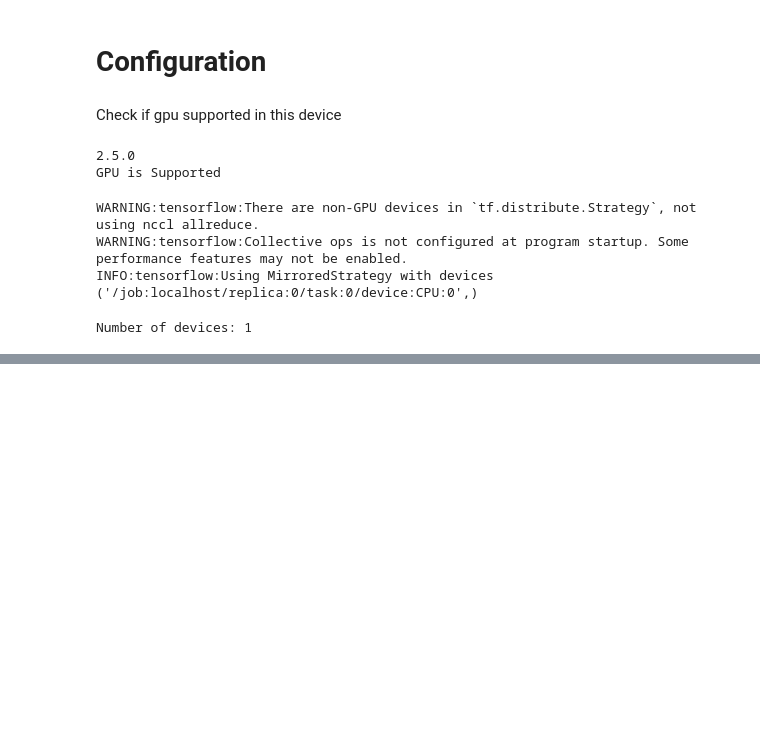
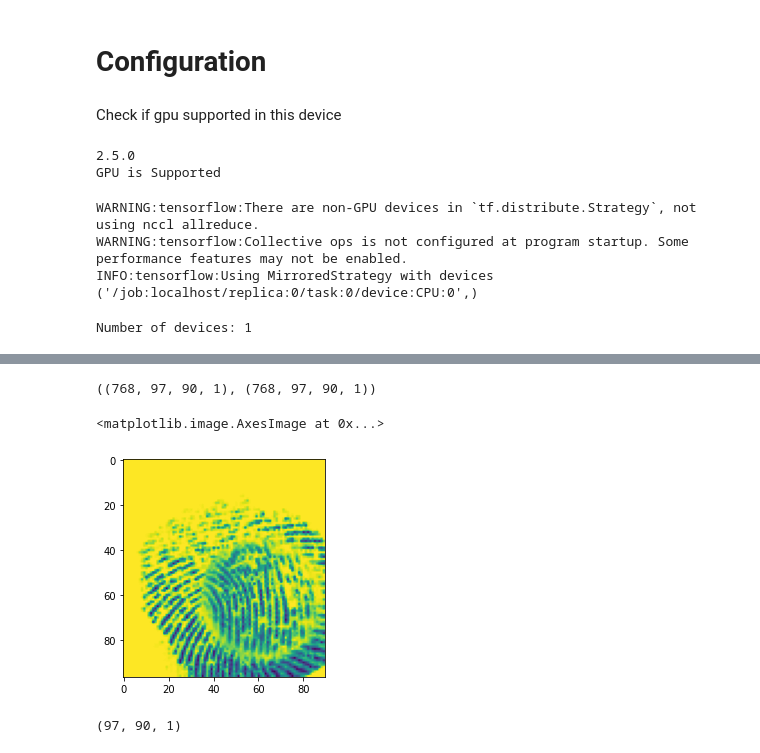
Before and after one commit to anass236/fingerprint_class, a Jupyter notebook: notebooks/test_integrity.ipynb, the cells around one changed output, grey strips where cells are left out. Drawn from its saved outputs; the diff is of its cells as text; code cells hidden in the pictures; blank space fills up the shorter version.

```diff
--- a/notebooks/test_integrity.ipynb
+++ b/notebooks/test_integrity.ipynb
@@ -242,0 +334,18 @@ def model_f(d_model=128)
+# %%
+batch_size = 768
+train_generator = data_generator(dataset_images, training_ids, batch_size, image_transformer=prepare_random_image)
+val_generator = data_generator(dataset_images, validation_ids, batch_size, image_transformer=prepare_random_image)
+# %%
+x,y = next(train_generator)
+x.shape, y.shape
+# %% [output]
+((768, 97, 90, 1), (768, 97, 90, 1))
+# %%
+plt.imshow(x[0])
+# %% [output]
+<matplotlib.image.AxesImage at 0x...>
+[figure, added]
+# %%
+prepare_random_image(dataset_images['1226_02']).shape
+# %% [output]
+(97, 90, 1)
```
Also changed, not shown: parts of 20 cells of this notebook.
